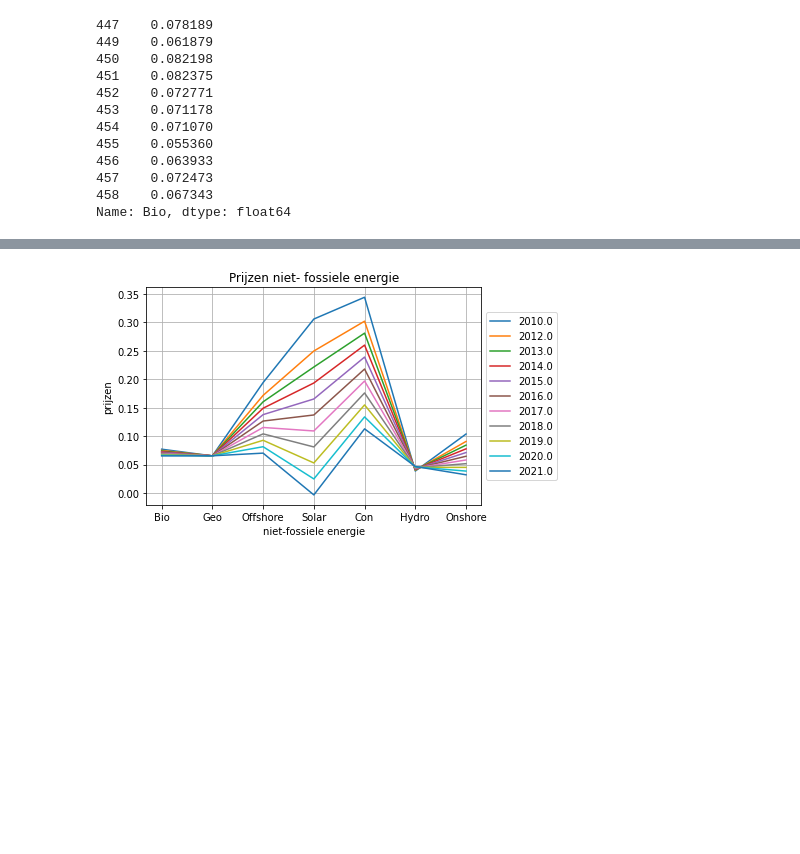
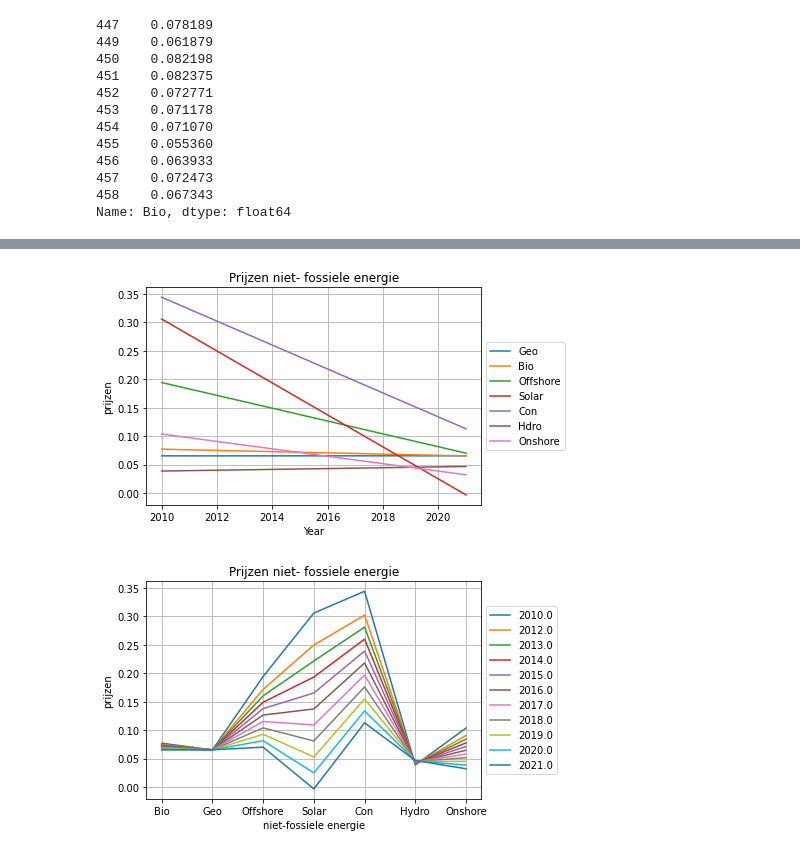
Before and after one commit to MarCam60/Assignment-Income-inequality-in-relation-to-GDP, a Jupyter notebook: finassvraag3.ipynb, the cells around one changed output, grey strips where cells are left out. Cells and saved outputs as stored; diff of their text form; code cells hidden in the pictures; blank space fills up the shorter version.

```diff
--- a/finassvraag3.ipynb
+++ b/finassvraag3.ipynb
@@ -252,0 +265,3 @@ df_final
+# %%
+df_final
+df_final.set_index('Year')
@@ -253,3 +282,19 @@ df_final
+# %%
+fig, ax = plt.subplots()
+plt.plot(df_final['Year'], df_final['Geo'], label="Geo")
+plt.plot(df_final['Year'], df_final['Bio'],label="Bio")
+plt.plot(df_final['Year'], df_final['Offshore'],label="Offshore")
+plt.plot(df_final['Year'], df_final['Solar'],label="Solar")
+plt.plot(df_final['Year'], df_final['Con'],label="Con")
+plt.plot(df_final['Year'], df_final['Hydro'],label="Hdro")
+plt.plot(df_final['Year'], df_final['Onshore'],label="Onshore")
+plt.title("Prijzen niet- fossiele energie")
+plt.xlabel("Year")
+plt.ylabel("prijzen")
+plt.legend(loc='center left', bbox_to_anchor=(1, 0.5))
+plt.grid()
+# %% [output]
+[figure, added]
 # %%
 df_final.columns ='Year', 'Bio','Geo','Offshore','Solar','Con', 'Hydro','Onshore'
 fig, ax = plt.subplots()
```
Also changed, not shown: parts of 28 cells of this notebook.
